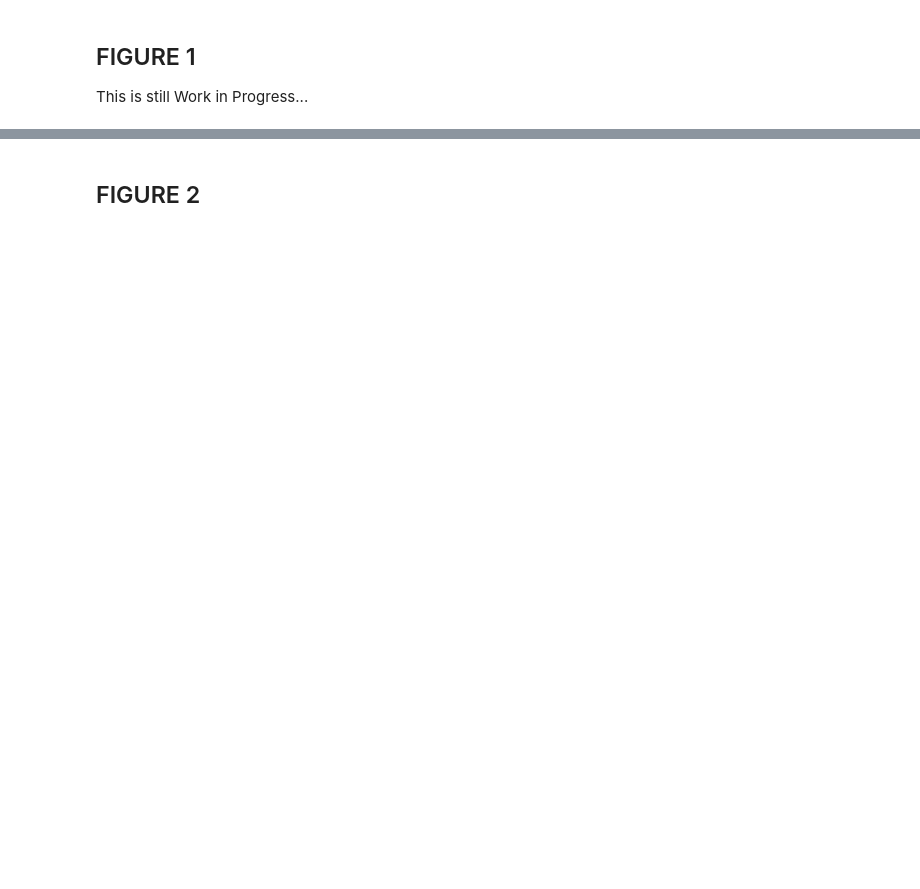
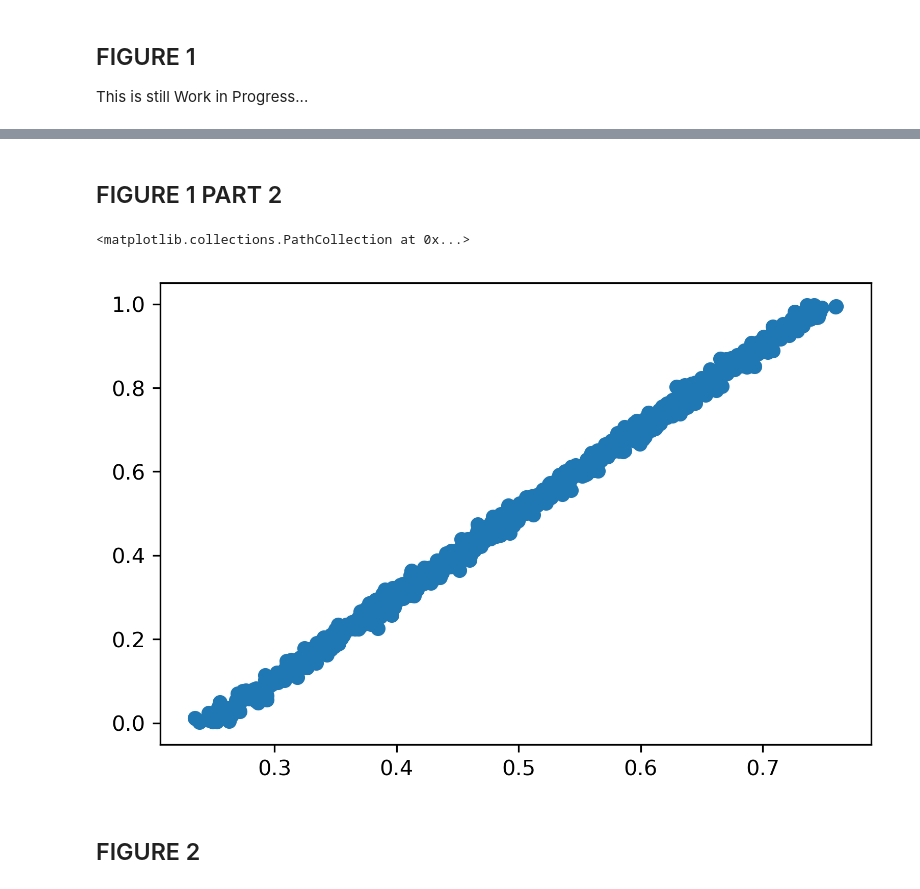
Before and after one commit to VinceBaz/projects_networks, a Jupyter notebook: experiments.ipynb, the cells around one changed output, grey strips where cells are left out. Drawn from its saved outputs; the diff is of its cells as text; code cells hidden in the pictures; blank space fills up the shorter version.

```diff
--- a/experiments.ipynb
+++ b/experiments.ipynb
@@ -31,3 +32,15 @@ Text(0, 0.5, 'Node Attribute')
+# %% [markdown]
+## FIGURE 1 PART 2
+# %%
+r11_means = np.zeros((1000))
+for i in range(1000):
+    r11_means[i] = np.sum(r11_w[i,:] * r11_randNb)
+# %%
+plt.figure(dpi=300)
+plt.scatter(r11_means, r11_randNb)
+# %% [output]
+<matplotlib.collections.PathCollection at 0x...>
+[figure, added]
 # %% [markdown]
 ## FIGURE 2
 # %%
```
Also changed, not shown: parts of 21 cells of this notebook, 7 other files.
